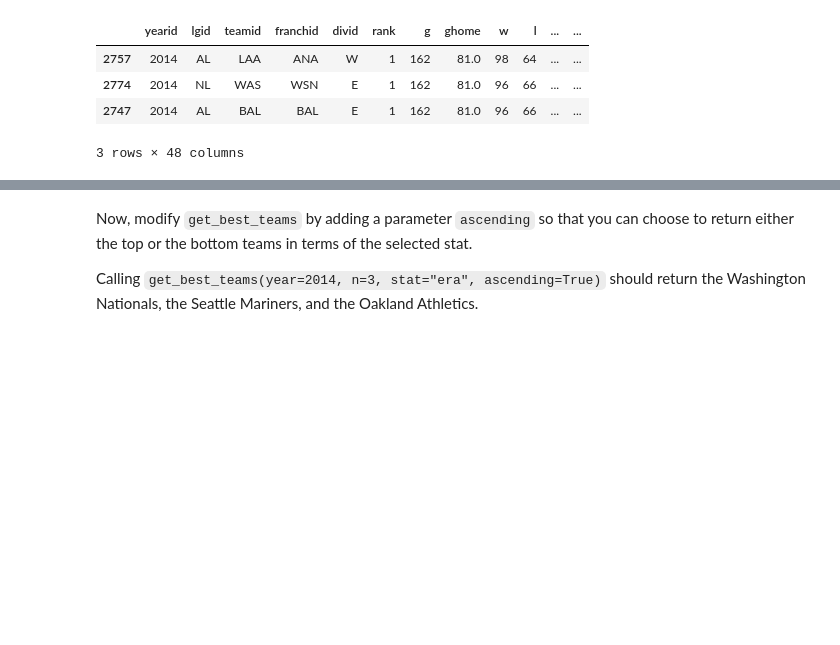
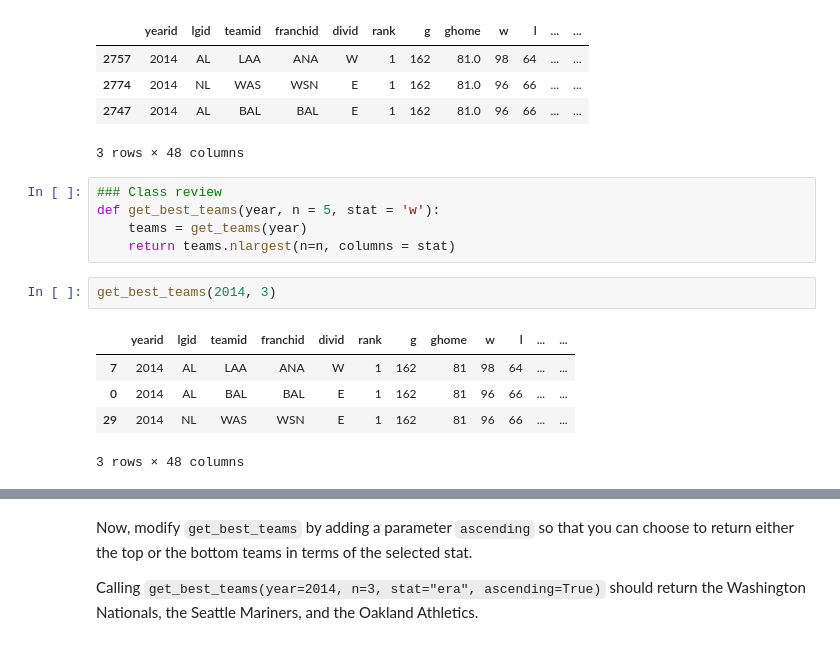
Before and after one commit to NSS-Data-Analytics-Cohort-11/loops-functions-practice-KohanaD, a Jupyter notebook: notebooks/Loops_and_Functions_Practice.ipynb, the cells around one changed output, grey strips where cells are left out. Cells and saved outputs as stored; diff of their text form; blank space fills up the shorter version.

```diff
--- a/notebooks/Loops_and_Functions_Practice.ipynb
+++ b/notebooks/Loops_and_Functions_Practice.ipynb
@@ -287,3 +305,16 @@ get_best_teams(2014, 3)
 | 2774 | 2014 | NL | WAS | WSN | E | 1 | 162 | 81.0 | 96 | 66 | ... | ... |
 | 2747 | 2014 | AL | BAL | BAL | E | 1 | 162 | 81.0 | 96 | 66 | ... | ... |
 3 rows × 48 columns
+# %%
+### Class review
+def get_best_teams(year, n = 5, stat = 'w'):
+    teams = get_teams(year)
+    return teams.nlargest(n=n, columns = stat)
+# %%
+get_best_teams(2014, 3)
+# %% [output]
+|  | yearid | lgid | teamid | franchid | divid | rank | g | ghome | w | l | ... | ... |
+| 7 | 2014 | AL | LAA | ANA | W | 1 | 162 | 81 | 98 | 64 | ... | ... |
+| 0 | 2014 | AL | BAL | BAL | E | 1 | 162 | 81 | 96 | 66 | ... | ... |
+| 29 | 2014 | NL | WAS | WSN | E | 1 | 162 | 81 | 96 | 66 | ... | ... |
+3 rows × 48 columns
```
Also changed, not shown: parts of 12 cells of this notebook.
